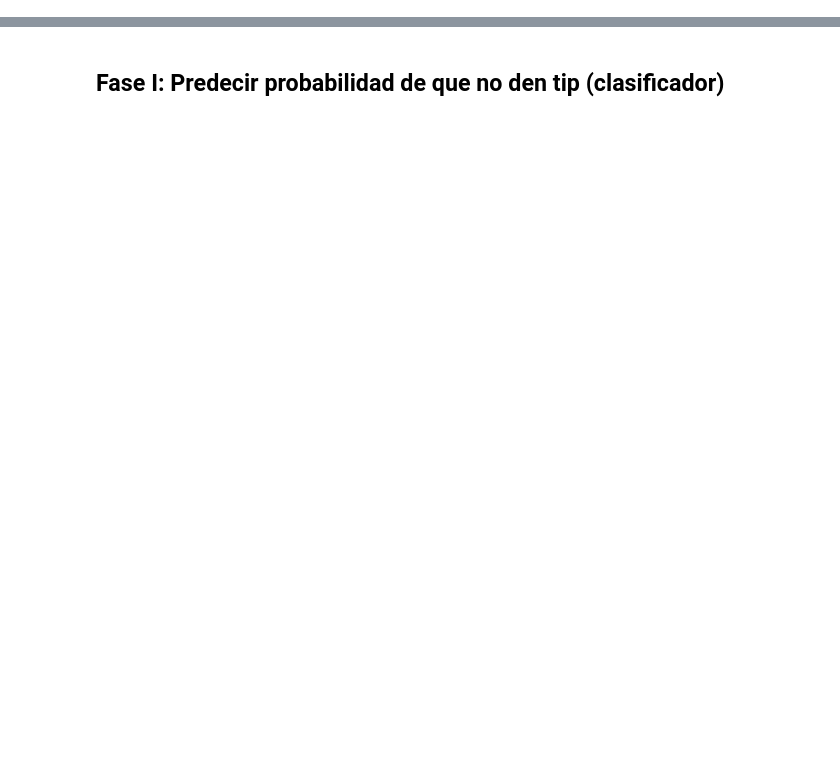
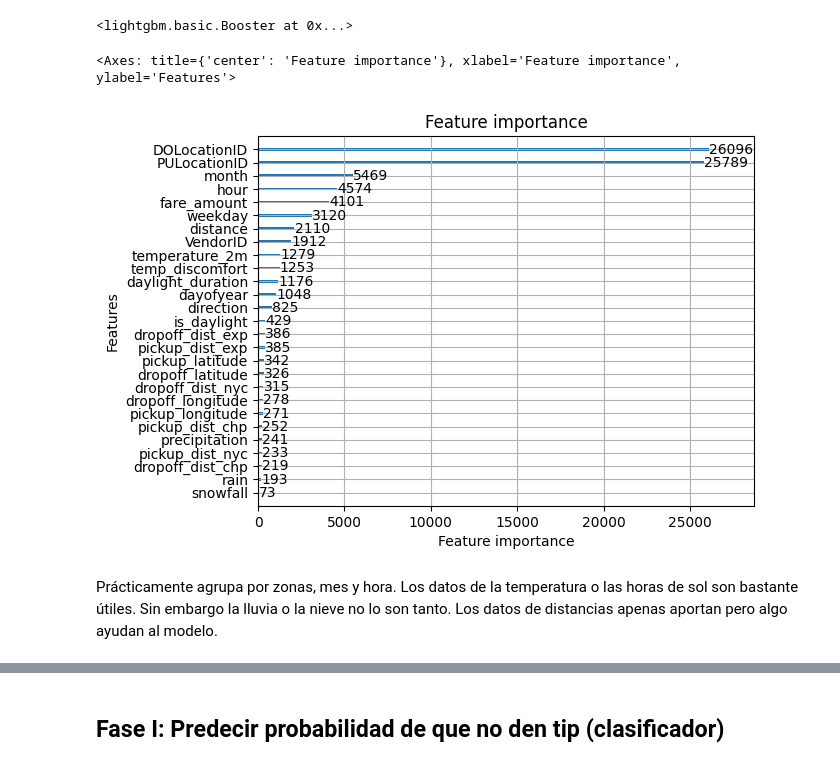
Before and after one commit to danpanto/NyFlow, a Jupyter notebook: models/tip_lgbm_model.ipynb, the cells around one changed output, grey strips where cells are left out. Saved outputs shown, nothing was run; the diff lists cells and outputs as text; code cells hidden in the pictures; blank space fills up the shorter version.

Commit message:
Añade modelo global

```diff
--- a/models/tip_lgbm_model.ipynb
+++ b/models/tip_lgbm_model.ipynb
@@ -14,0 +47,3 @@ if not Path(path, "data").exists():
+# %%
+df_train = pl.read_parquet(path / "data" / "train_tip_final_unificado_ligero.parquet")
+df_val = pl.read_parquet(path / "data" / "val_tip_final_unificado_ligero.parquet")
@@ -14,0 +84,38 @@ if not Path(path, "data").exists():
+# %%
+train_data = lgb.Dataset(
+    data=x_train,
+    label=y_train,
+    feature_name=input_cols,
+    categorical_feature=categorical_cols,
+    free_raw_data=True,
+)
+
+val_data = lgb.Dataset(
+    data=x_val, label=y_val, reference=train_data, feature_name=input_cols
+)
+
+lgbm_params = {
+    "objective": "tweedie", #gamma, regression, huber
+    "boosting": "gbdt",
+    "metric": "rmse",
+    "verbose": -1,
+    "tweedie_variance_power": 1.55, #quitar
+    "learning_rate": 0.05,
+    "num_leaves": 150,
+    "max_depth": 10,
+    "min_data_in_leaf": 1000,
+    "feature_fraction": 0.8,
+    "bagging_fraction": 0.8,
+    "bagging_freq": 5,
+    "lambda_l2": 1.0,
+    "max_bin": 255,
+}
+
+model_lgb = lgb.train(
+    params=lgbm_params,
+    train_set=train_data,
+    num_boost_round=5000,
+    valid_sets=[train_data, val_data],
+    valid_names=["Entrenamiento", "Validacion"],
+    callbacks=[lgb.early_stopping(stopping_rounds=50), lgb.log_evaluation(period=100)],
+)
@@ -14,0 +132,11 @@ if not Path(path, "data").exists():
+# %%
+model_lgb.save_model(path / "data" / "lgbm_rmse276.935_tip_monofase.txt")
+# %% [output]
+<lightgbm.basic.Booster at 0x...>
+# %%
+lgb.plot_importance(model_lgb)
+# %% [output]
+<Axes: title={'center': 'Feature importance'}, xlabel='Feature importance', ylabel='Features'>
+[figure, added]
+# %% [markdown]
+Prácticamente agrupa por zonas, mes y hora. Los datos de la temperatura o las horas de sol son bastante útiles. Sin embargo la lluvia o la nieve no lo son tanto. Los datos de distancias apenas aportan pero algo ayudan al modelo.
```
Also changed, not shown: parts of 35 cells of this notebook.
